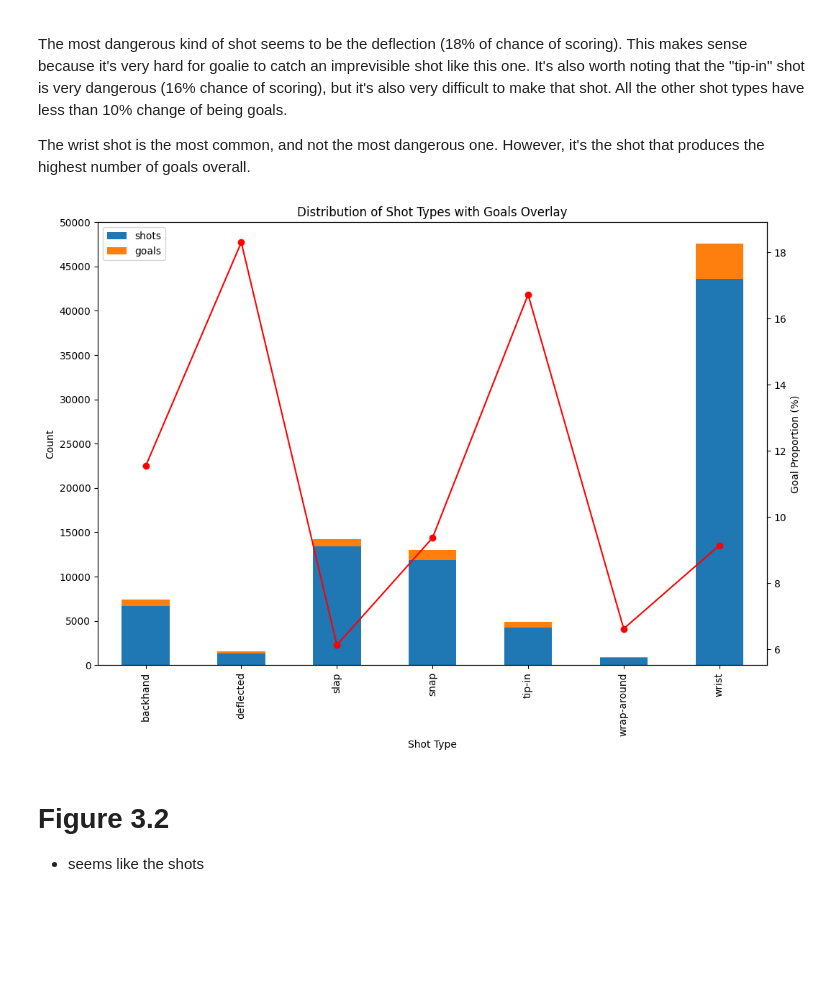
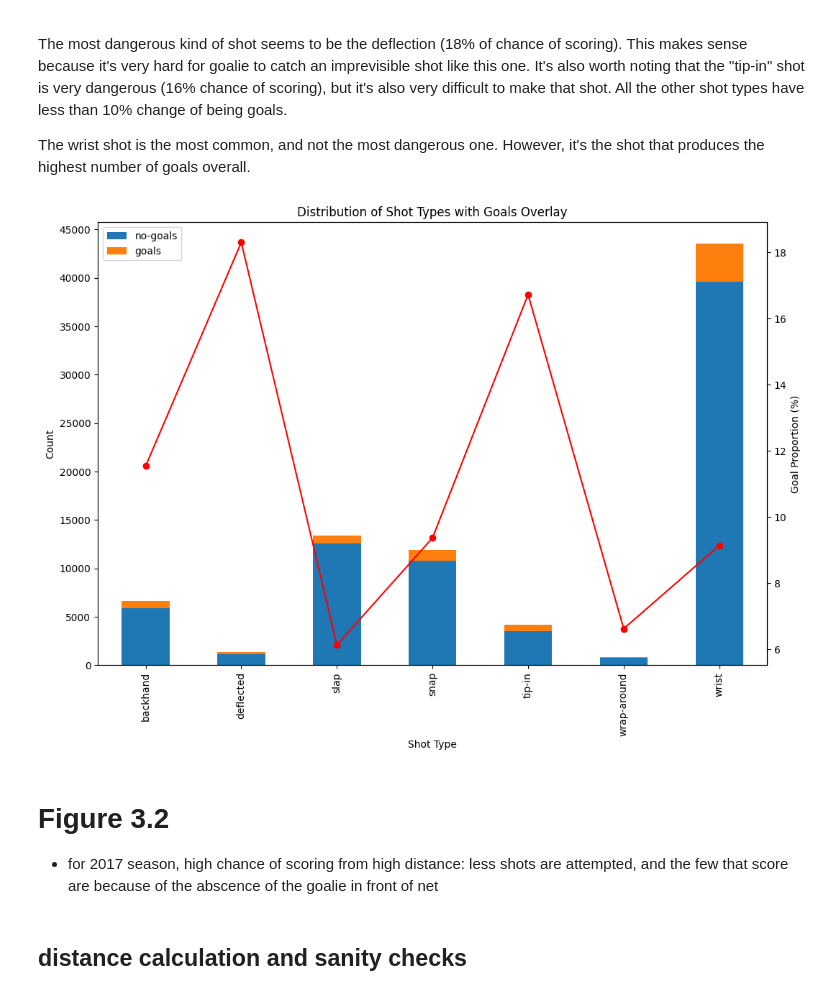
Before and after one commit to WilliamChidiac/NHL-goal-prediction, a Jupyter notebook: notebooks/simple_visualization.ipynb, the cells around one changed output. Cells and saved outputs as stored; diff of their text form; code cells hidden in the pictures; blank space fills up the shorter version.

```diff
--- a/notebooks/simple_visualization.ipynb
+++ b/notebooks/simple_visualization.ipynb
@@ -32,40 +32,45 @@ The wrist shot is the most common, and not the most dangerous one. However, it's
 # %%
 df_2017 = df[df['season'] == 20172018]
 
 # Calculate the number of goals for each shot type
 goal_counts = df_2017[df_2017['type'] == 'goal']['shot_type'].value_counts()
+no_goal_counts = df_2017[df_2017['type'] == 'shot-on-goal']['shot_type'].value_counts()
+
 
 # Overlay the number of goals over the number of shots
 shot_type_distribution = pd.DataFrame({
-    'shots': df_2017['shot_type'].value_counts(),
+    'no-goals': no_goal_counts,
     'goals': goal_counts
 }).fillna(0)
 
 # Calculate the proportion of goals per shot type
-shot_type_distribution['goal_proportion'] = shot_type_distribution['goals'] / shot_type_distribution['shots']
+shot_type_distribution['goal_proportion'] = shot_type_distribution['goals'] / (shot_type_distribution['no-goals'] + shot_type_distribution['goals'])
 
-# Plot the distribution of shots and goals
+
+# Plot the distribution of no-goals and goals
 fig, ax1 = plt.subplots(figsize=(12, 8))
 
-# Plot the bar chart for shots and goals
-shot_type_distribution[['shots', 'goals']].plot(kind='bar', stacked=True, ax=ax1)
+# Plot the bar chart for no-goals and goals
+shot_type_distribution[['no-goals', 'goals']].plot(kind='bar', stacked=True, ax=ax1)
 ax1.set_title('Distribution of Shot Types with Goals Overlay')
 ax1.set_xlabel('Shot Type')
 ax1.set_ylabel('Count')
-y_ticks_labels = range(0, max(shot_type_distribution['shots'] + shot_type_distribution['goals']) + 5000, 5000)
+y_ticks_labels = range(0, max(shot_type_distribution['no-goals'] + shot_type_distribution['goals']) + 5000, 5000)
 ax1.set_yticks(y_ticks_labels)
 
 # Create a secondary y-axis for the goal proportion
 ax2 = ax1.twinx()
 shot_type_distribution['goal_proportion'] *= 100
 shot_type_distribution['goal_proportion'].plot(kind='line', color='red', marker='o', ax=ax2)
 ax2.set_ylabel('Goal Proportion (%)')
 
 plt.show()
 # %% [output]
-[figure, old version]
+[figure, new version]
-# %% [markdown]
-# Figure 3.2
--  seems like the shots
+# %% [markdown]
+# Figure 3.2
+- for 2017 season, high chance of scoring from high distance: less shots are attempted, and the few that score are because of the abscence of the goalie in front of net
+# %% [markdown]
+## distance calculation and sanity checks
 # %%
 # Calculate the distance from the goal (assuming the goal is at (-100, 0) or (100, 0))
```
Also changed, not shown: parts of 24 cells of this notebook.
